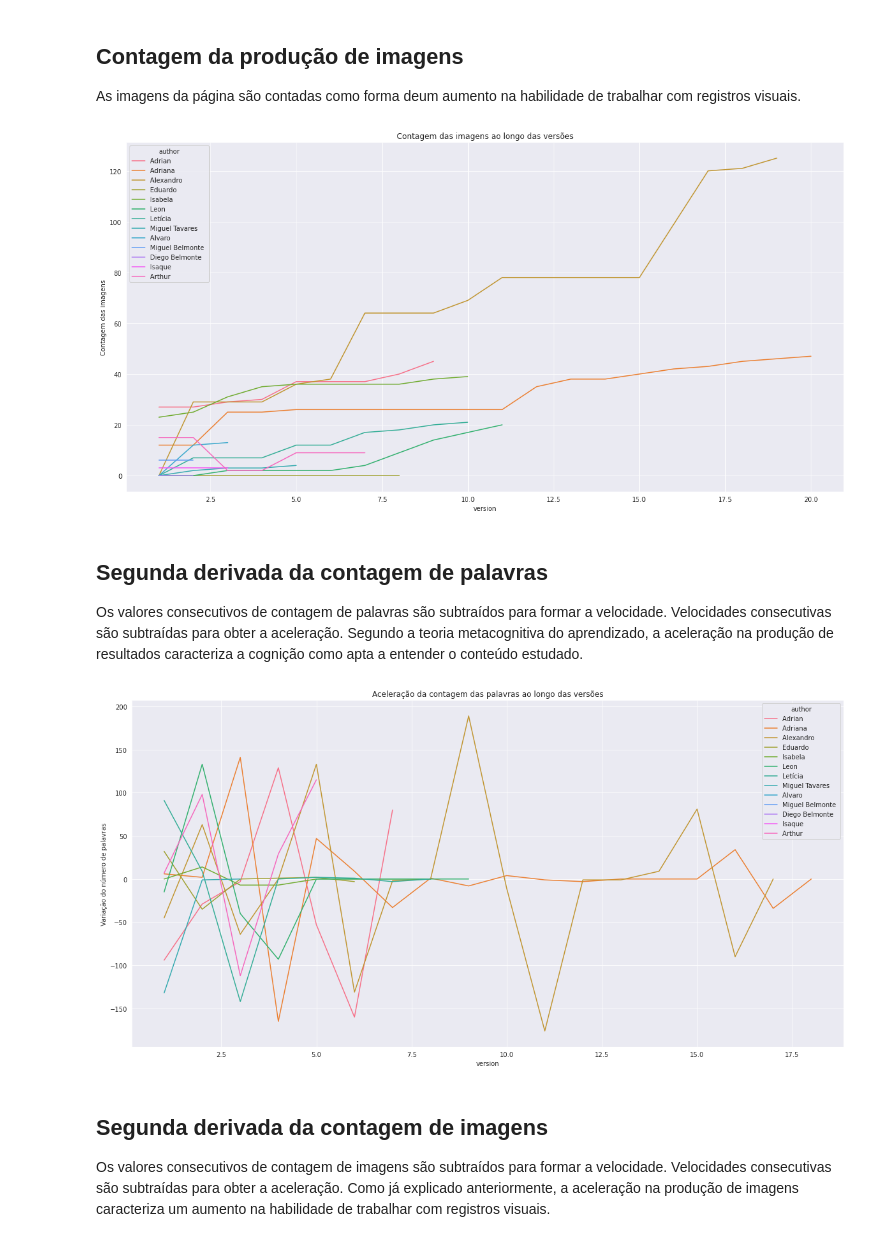
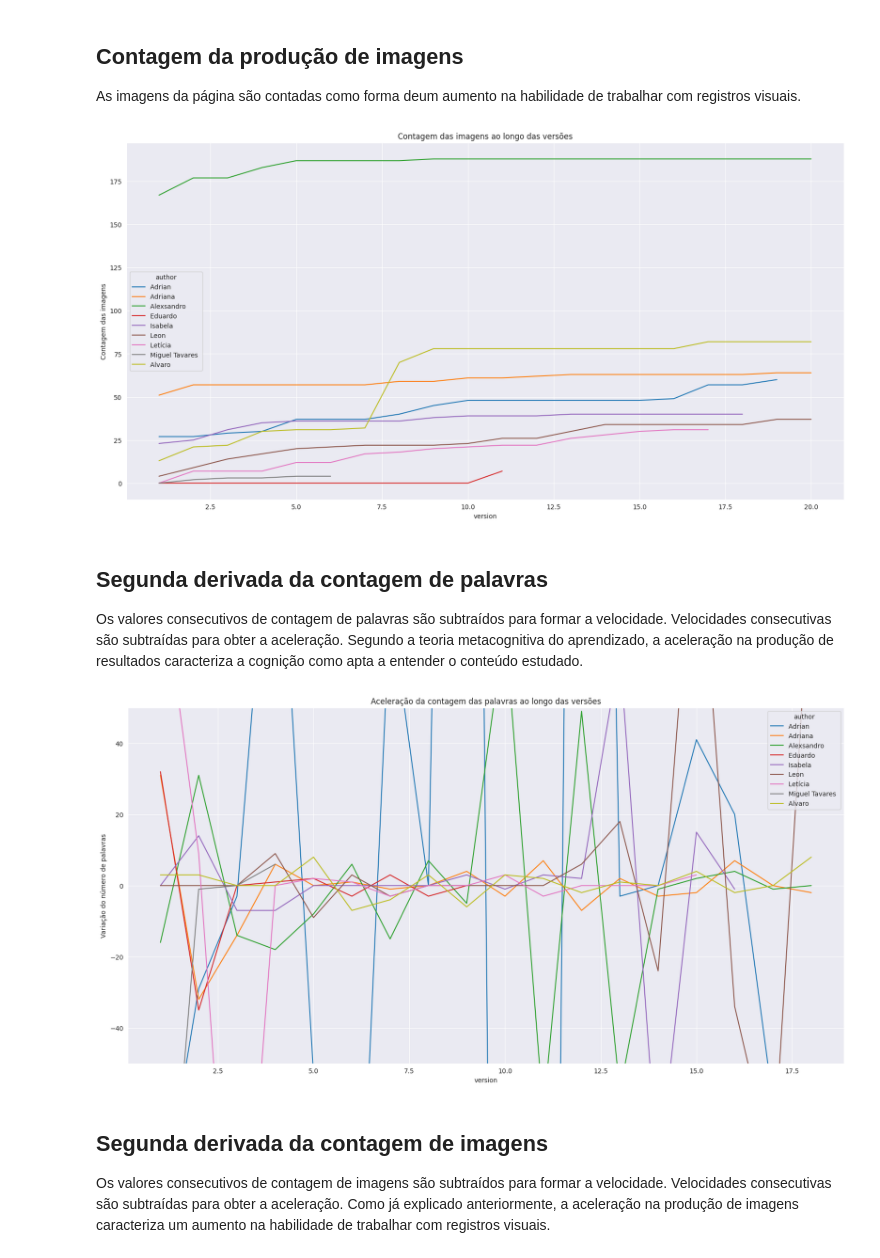
Before and after one commit to cetoli/draft, a Jupyter notebook: src/supergame/ipnb/supergame.ipynb, the cells around one changed output. Saved outputs shown, nothing was run; the diff lists cells and outputs as text; code cells hidden in the pictures.

```diff
--- a/src/supergame/ipnb/supergame.ipynb
+++ b/src/supergame/ipnb/supergame.ipynb
@@ -100,7 +96,7 @@ def word_count(html):
     words = [word for word in text.split() if word not in stopwords]
     return len(words)
 
-with open('../author_data.json','r') as f:
+with open('../author_data23_9.json','r') as f:
     data = json.loads(f.read())# Flatten data
 headings = ["author",
 "version",
@@ -118,7 +114,7 @@ datan = {key: [] for key in headings}
 [datan["conta_imagem"].append(image_count(line["conteudo"])) for aut in data for line in aut]
 [datan["conta_palavra"].append(word_count(line["conteudo"])) for aut in data for line in aut]
 # datan
-with open('../author_data.csv','w') as fw:
+with open('../author_data23_9.csv','w') as fw:
     w = csv.DictWriter(fw, datan.keys())
     w.writeheader()
     w.writerow(datan)
@@ -207,18 +203,20 @@ sns.lineplot(x="version", y="conta_imagem", hue="author", data=df).set(
     title='Contagem das imagens ao longo das versões', ylabel='Contagem das imagens')
 plt.gcf().set_size_inches(20,10)
 # %% [output]
-[figure, old version]
+[figure, new version]
 # %% [markdown]
 ## Segunda derivada da contagem de palavras
 Os valores consecutivos de contagem de palavras são subtraídos para formar a velocidade. Velocidades consecutivas são subtraídas para obter a aceleração. Segundo a teoria metacognitiva do aprendizado, a aceleração na produção de resultados caracteriza a cognição como apta a entender o conteúdo estudado.
 # %%
 import seaborn as sns
 import matplotlib.pyplot as plt
 sns.lineplot(x="version", y="acelera_palavra", hue="author", data=df).set(
     title='Aceleração da contagem das palavras ao longo das versões', ylabel='Variação do número de palavras')
+plt.ylim(-50, 50)
+
 plt.gcf().set_size_inches(20, 10)
 # %% [output]
-[figure, old version]
+[figure, new version]
 # %% [markdown]
 ## Segunda derivada da contagem de imagens
 
```
Also changed, not shown: parts of 12 cells of this notebook, 1 other file.
